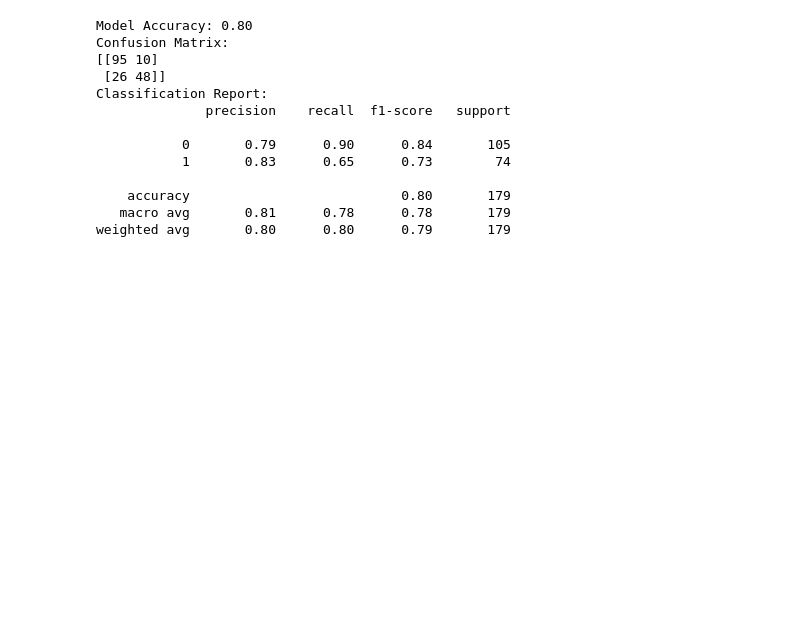
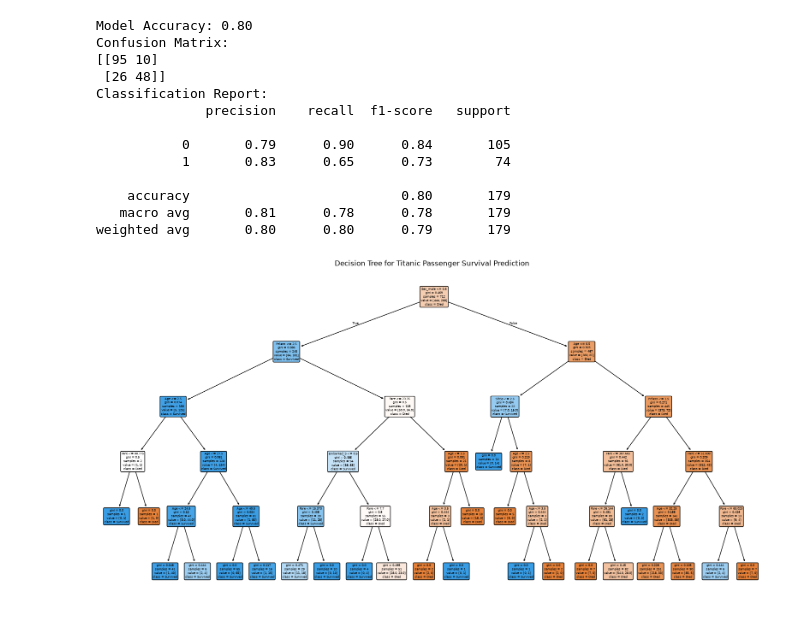
Before and after one commit to PubuduJ/titanic-survival-prediction-using-decision-tree, a Jupyter notebook: titanic survival prediction using decision trees.ipynb, the cells around one changed output. Saved outputs shown, nothing was run; the diff lists cells and outputs as text; code cells hidden in the pictures; blank space fills up the shorter version.

Commit message:
Visualize the decision tree

```diff
--- a/titanic survival prediction using decision trees.ipynb
+++ b/titanic survival prediction using decision trees.ipynb
@@ -241,3 +241,32 @@ Classification Report:
     accuracy                           0.80       179
    macro avg       0.81      0.78      0.78       179
 weighted avg       0.80      0.80      0.79       179
+# %%
+# -----------------------------------------------------------------------------
+# Visualize the Decision Tree
+# -----------------------------------------------------------------------------
+
+# Create a figure to display the Decision Tree.
+# figsize=(20, 10) sets the width and height of the figure in inches.
+plt.figure(figsize=(20, 10))
+
+# Draw the trained Decision Tree.
+# feature_names displays the actual feature names in the tree.
+# class_names displays the possible classes at the leaf nodes.
+# filled=True fills the nodes with colors to make the tree easier to interpret.
+# rounded=True displays the decision nodes with rounded corners.
+plot_tree(
+    clf,
+    feature_names=list(x.columns),
+    class_names=["Died", "Survived"],
+    filled=True,
+    rounded=True
+)
+
+# Add a title to the Decision Tree visualization.
+plt.title("Decision Tree for Titanic Passenger Survival Prediction")
+
+# Display the completed Decision Tree visualization.
+plt.show()
+# %% [output]
+[figure, added]
```
